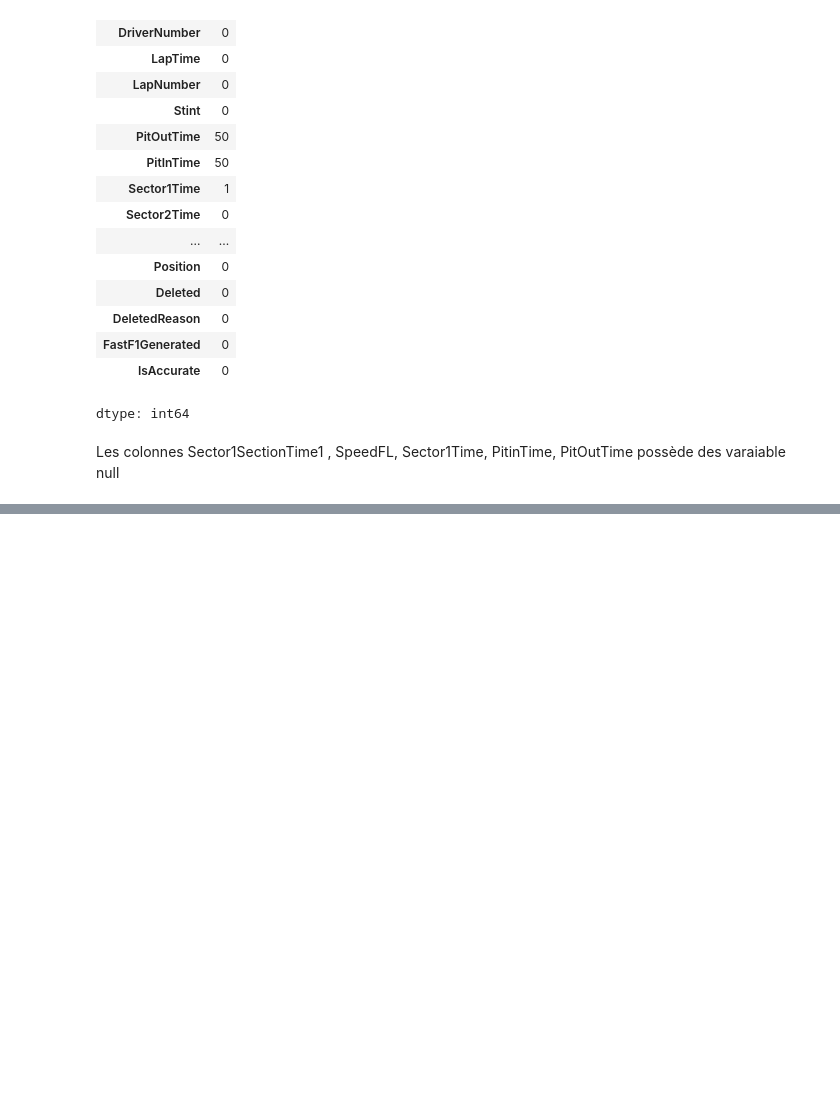
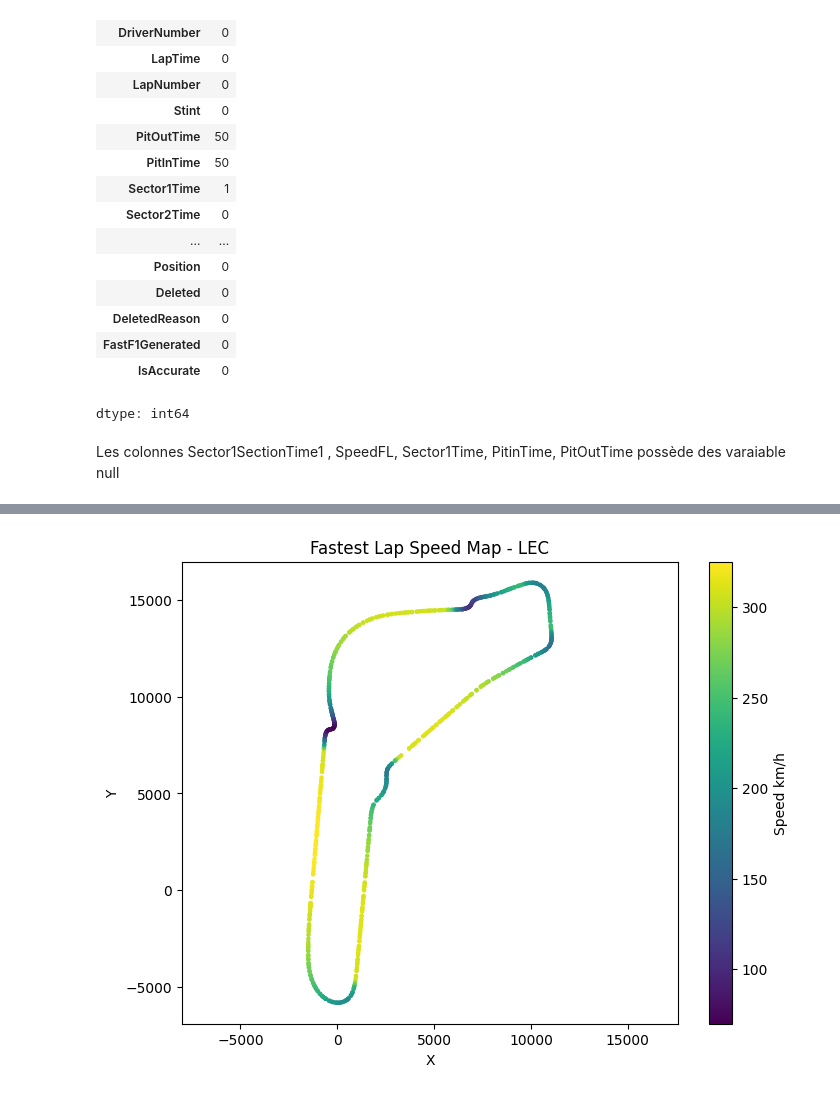
Before and after one commit to Joffreynotfound/F1-Visualizer, a Jupyter notebook: MVP/notebooks/EDA_Fastf1.ipynb, the cells around one changed output, grey strips where cells are left out. Cells and saved outputs as stored; diff of their text form; code cells hidden in the pictures; blank space fills up the shorter version.

```diff
--- a/MVP/notebooks/EDA_Fastf1.ipynb
+++ b/MVP/notebooks/EDA_Fastf1.ipynb
@@ -151,0 +130,3 @@ laps_lec_reduced.head()
+# %%
+fastest_laps_lec = laps_lec.pick_fastest()
+fastest_laps_lec
@@ -151,0 +152,3 @@ laps_lec_reduced.head()
+# %%
+laps_lec_telemetry = fastest_laps_lec.get_telemetry()
+laps_lec_telemetry
@@ -151,0 +200,18 @@ laps_lec_reduced.head()
+# %%
+laps_lec_telemetry_reduced = laps_lec_telemetry[
+    [
+        "Time",
+        "SessionTime",
+        "Distance",
+        "Speed",
+        "RPM",
+        "nGear",
+        "Throttle",
+        "Brake",
+        "DRS",
+        "X",
+        "Y",
+        "Z"
+    ]
+]
+laps_lec_telemetry_reduced
@@ -151,0 +251,4 @@ laps_lec_reduced.head()
+# %%
+clean_telemetry = laps_lec_telemetry_reduced.sort_values("Distance")
+clean_telemetry = clean_telemetry.reset_index(drop=True)
+clean_telemetry
@@ -151,0 +319,19 @@ laps_lec_reduced.head()
+# %%
+import matplotlib.pyplot as plt
+
+plt.figure(figsize=(8, 6))
+scatter = plt.scatter(
+    clean_telemetry["X"],
+    clean_telemetry["Y"],
+    c=clean_telemetry["Speed"],
+    s=5
+)
+
+plt.colorbar(scatter, label="Speed km/h")
+plt.title("Fastest Lap Speed Map - LEC")
+plt.xlabel("X")
+plt.ylabel("Y")
+plt.axis("equal")
+plt.show()
+# %% [output]
+[figure, added]
```
Also changed, not shown: parts of 19 cells of this notebook.
